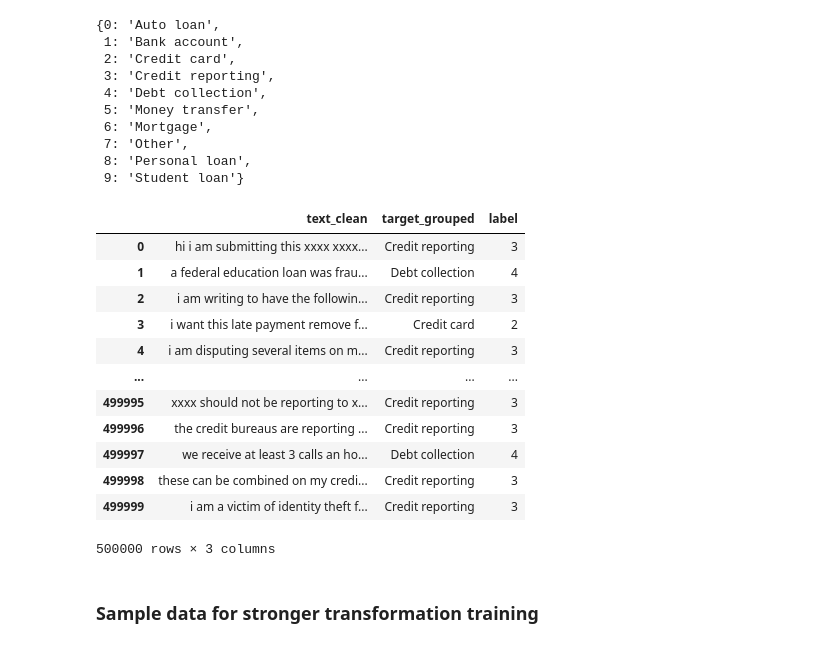
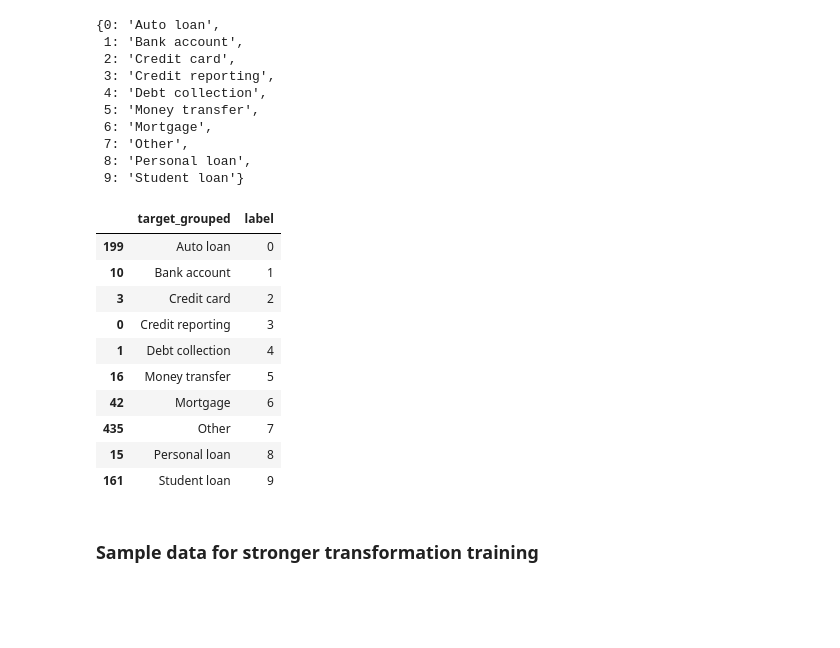
Before and after one commit to Phiziics/cfpb-complaint-intelligence, a Jupyter notebook: notebooks/03_training_roberta.ipynb, the cells around one changed output. Saved outputs shown, nothing was run; the diff lists cells and outputs as text; code cells hidden in the pictures; blank space fills up the shorter version.

```diff
--- a/notebooks/03_training_roberta.ipynb
+++ b/notebooks/03_training_roberta.ipynb
@@ -103,21 +93,20 @@ id2label
  8: 'Personal loan',
  9: 'Student loan'}
 # %%
-df[["text_clean", "target_grouped", "label"]]
+# Preview labels
+df[["target_grouped", "label"]].drop_duplicates().sort_values("label")
 # %% [output]
-|  | text_clean | target_grouped | label |
-| 0 | hi i am submitting this xxxx xxxx... | Credit reporting | 3 |
-| 1 | a federal education loan was frau... | Debt collection | 4 |
-| 2 | i am writing to have the followin... | Credit reporting | 3 |
-| 3 | i want this late payment remove f... | Credit card | 2 |
-| 4 | i am disputing several items on m... | Credit reporting | 3 |
-| ... | ... | ... | ... |
-| 499995 | xxxx should not be reporting to x... | Credit reporting | 3 |
-| 499996 | the credit bureaus are reporting ... | Credit reporting | 3 |
-| 499997 | we receive at least 3 calls an ho... | Debt collection | 4 |
-| 499998 | these can be combined on my credi... | Credit reporting | 3 |
-| 499999 | i am a victim of identity theft f... | Credit reporting | 3 |
+|  | target_grouped | label |
+| 199 | Auto loan | 0 |
+| 10 | Bank account | 1 |
+| 3 | Credit card | 2 |
+| 0 | Credit reporting | 3 |
+| 1 | Debt collection | 4 |
+| 16 | Money transfer | 5 |
+| 42 | Mortgage | 6 |
+| 435 | Other | 7 |
+| 15 | Personal loan | 8 |
+| 161 | Student loan | 9 |
-500000 rows × 3 columns
 # %% [markdown]
 ### Sample data for stronger transformation training
 # %%
```
Also changed, not shown: parts of 34 cells of this notebook.
